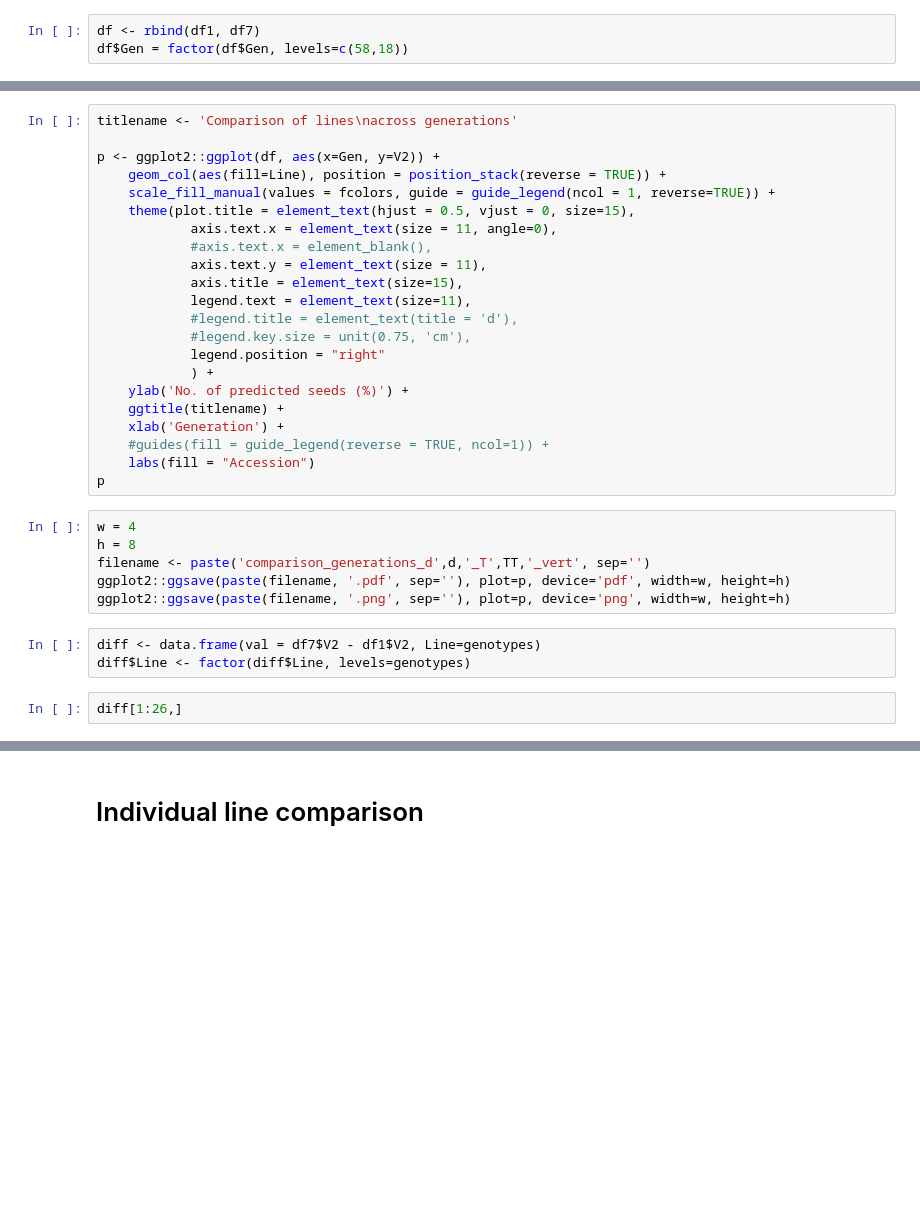
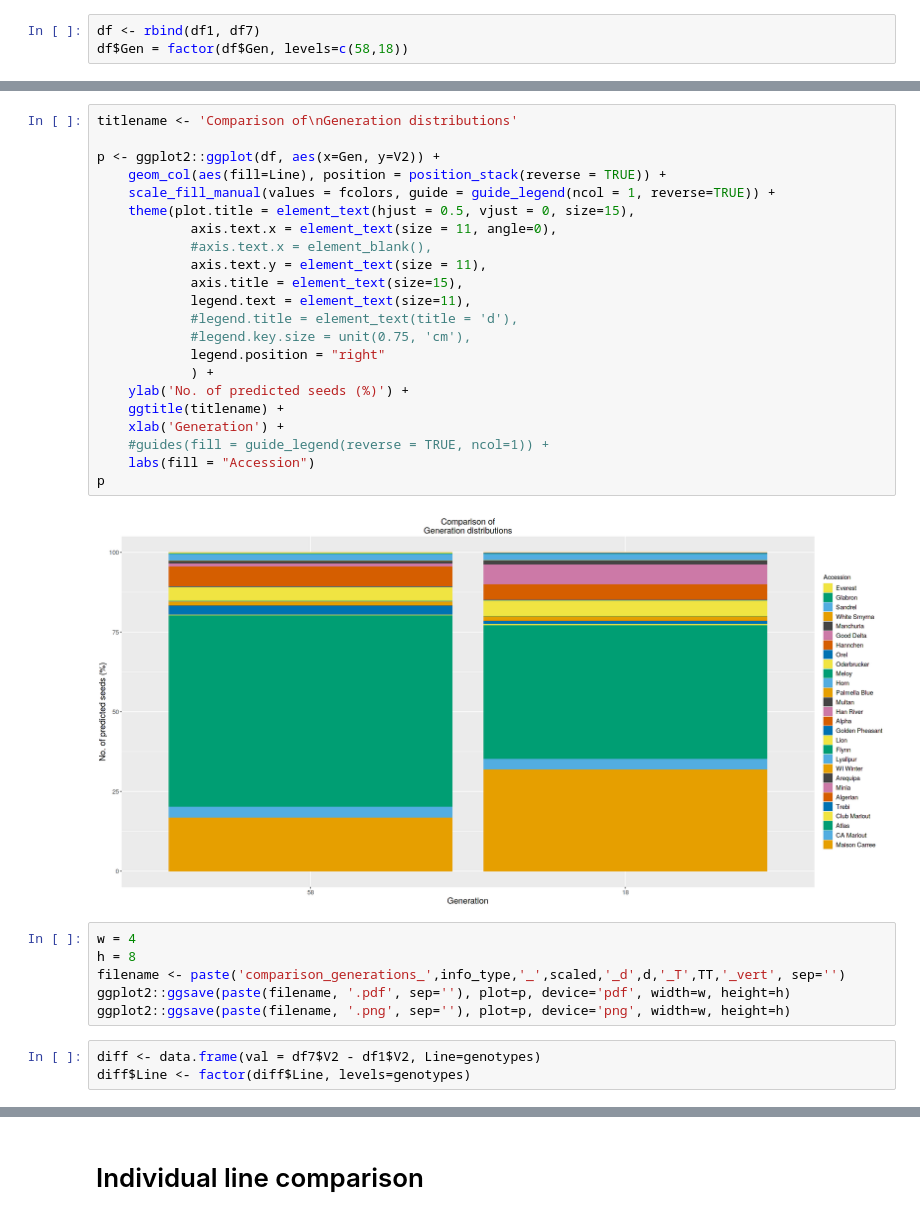
Before and after one commit to amezqui3/demeter, a Jupyter notebook: jupyter/16_progeny_classification_analysis.ipynb, the cells around one changed output, grey strips where cells are left out. Saved outputs shown, nothing was run; the diff lists cells and outputs as text; blank space fills up the shorter version.

```diff
--- a/jupyter/16_progeny_classification_analysis.ipynb
+++ b/jupyter/16_progeny_classification_analysis.ipynb
@@ -237,34 +262,34 @@ ggplot2::ggsave(paste(filename, '.png', sep=''), plot=p, device='png', width=w,
 # %%
-titlename <- 'Comparison of lines\nacross generations'
+titlename <- 'Comparison of\nGeneration distributions'
 
 p <- ggplot2::ggplot(df, aes(x=Gen, y=V2)) +
     geom_col(aes(fill=Line), position = position_stack(reverse = TRUE)) +
     scale_fill_manual(values = fcolors, guide = guide_legend(ncol = 1, reverse=TRUE)) +
     theme(plot.title = element_text(hjust = 0.5, vjust = 0, size=15),
             axis.text.x = element_text(size = 11, angle=0),
             #axis.text.x = element_blank(),
             axis.text.y = element_text(size = 11),
             axis.title = element_text(size=15),
             legend.text = element_text(size=11),
             #legend.title = element_text(title = 'd'),
             #legend.key.size = unit(0.75, 'cm'),
             legend.position = "right"
             ) +
     ylab('No. of predicted seeds (%)') +
     ggtitle(titlename) +
     xlab('Generation') +
     #guides(fill = guide_legend(reverse = TRUE, ncol=1)) +
     labs(fill = "Accession")
 p
+# %% [output]
+[figure, added]
 # %%
 w = 4
 h = 8
-filename <- paste('comparison_generations_d',d,'_T',TT,'_vert', sep='')
+filename <- paste('comparison_generations_',info_type,'_',scaled,'_d',d,'_T',TT,'_vert', sep='')
 ggplot2::ggsave(paste(filename, '.pdf', sep=''), plot=p, device='pdf', width=w, height=h)
 ggplot2::ggsave(paste(filename, '.png', sep=''), plot=p, device='png', width=w, height=h)
 # %%
 diff <- data.frame(val = df7$V2 - df1$V2, Line=genotypes)
 diff$Line <- factor(diff$Line, levels=genotypes)
-# %%
-diff[1:26,]
 # %%
```
Also changed, not shown: parts of 21 cells of this notebook.
